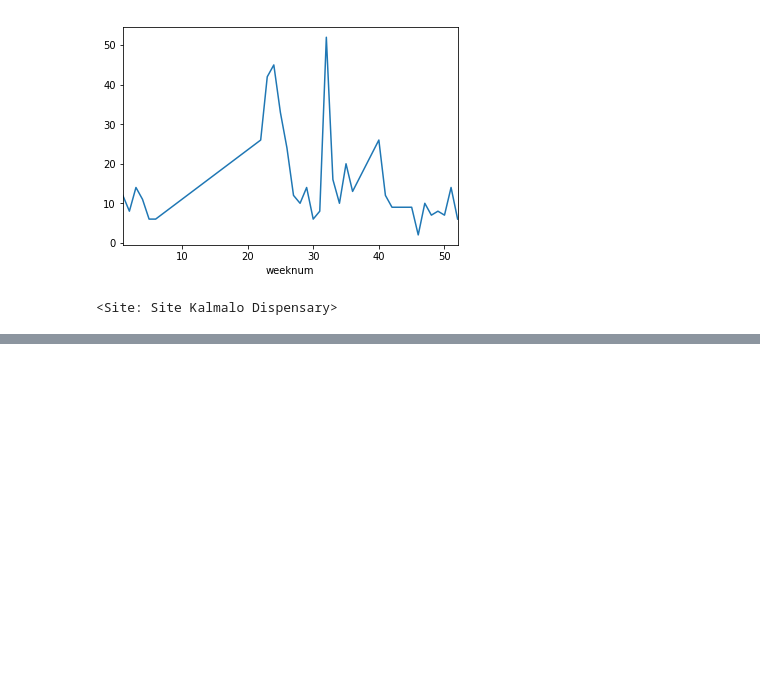
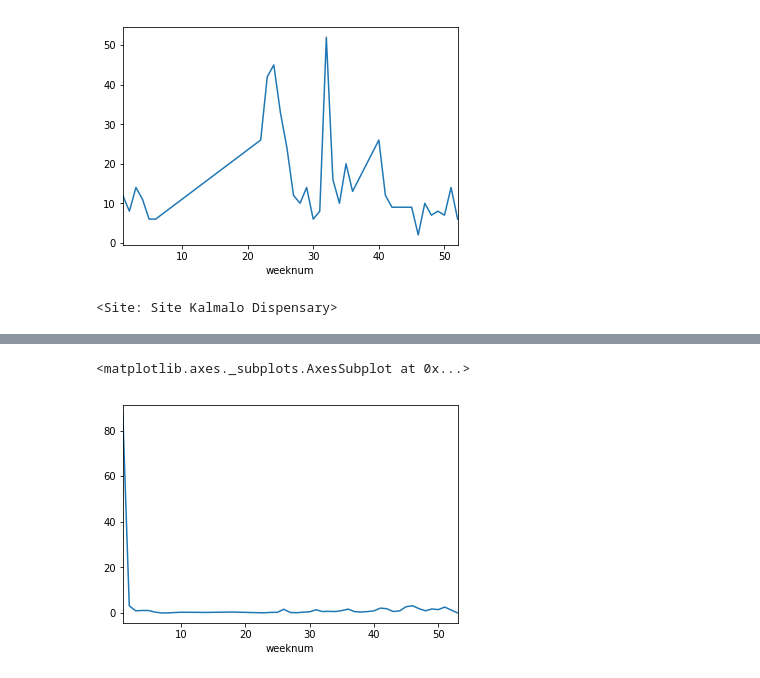
Before and after one commit to RobertJohnston/IMAM, a Jupyter notebook: IMAM program analysis.ipynb, the cells around one changed output, grey strips where cells are left out. Drawn from its saved outputs; the diff is of its cells as text; code cells hidden in the pictures; blank space fills up the shorter version.

```diff
--- a/IMAM program analysis.ipynb
+++ b/IMAM program analysis.ipynb
@@ -351,0 +448,5 @@ Site.objects.get(siteid=3308110038)
+# %%
+df_filtered['default_rate'].groupby(df_filtered['weeknum']).sum().plot()
+# %% [output]
+<matplotlib.axes._subplots.AxesSubplot at 0x...>
+[figure, added]
```
Also changed, not shown: parts of 10 cells of this notebook, 3 other files.
